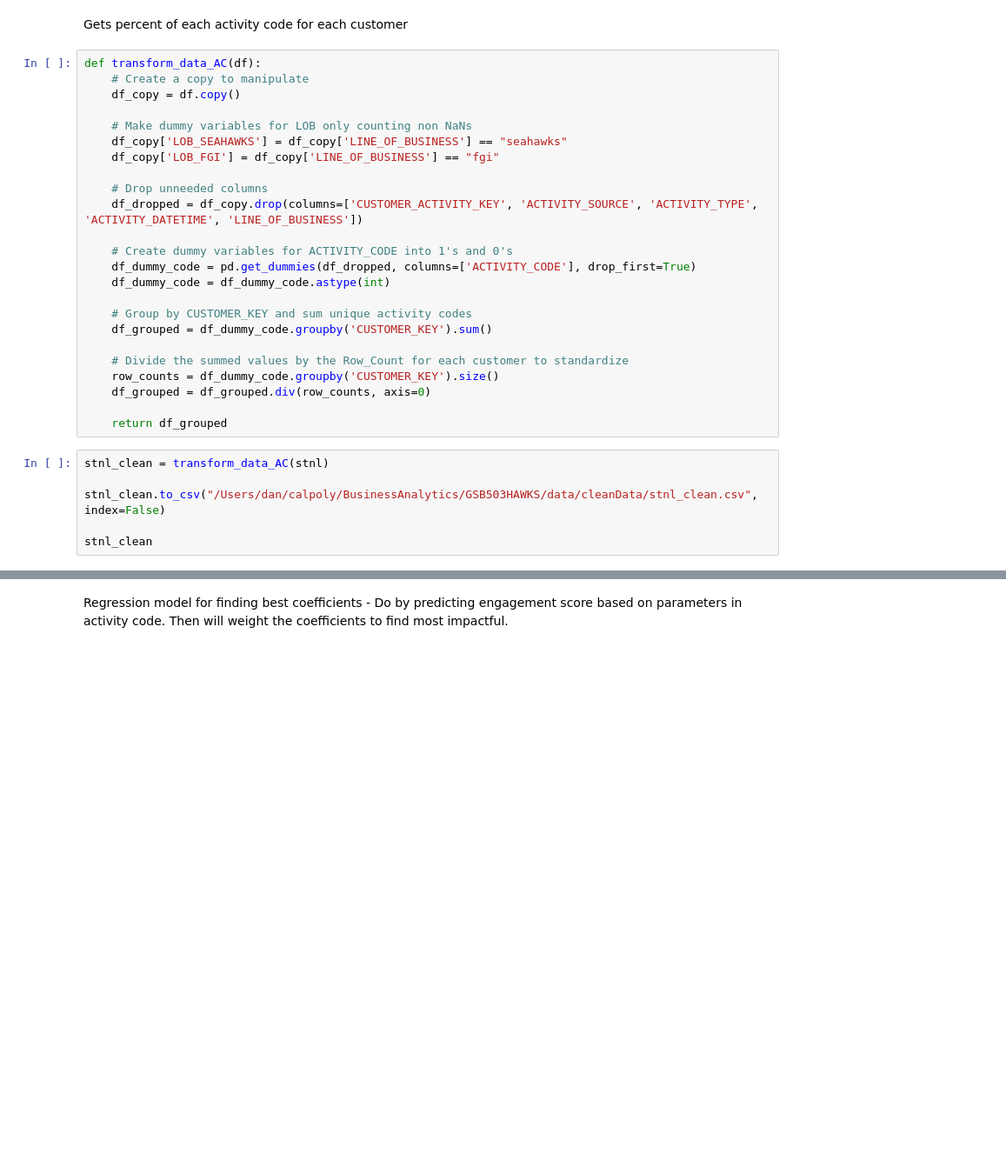
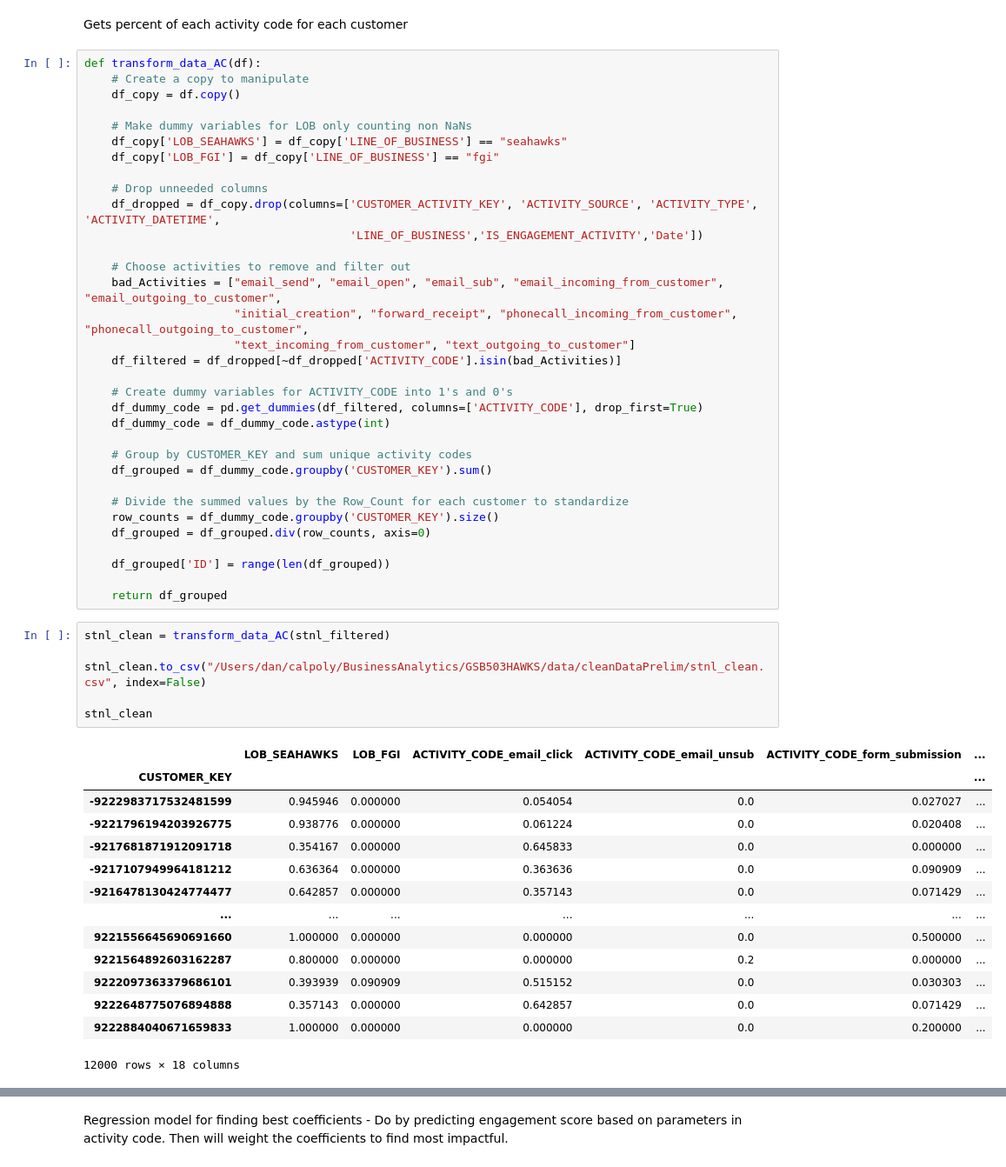
Before and after one commit to ddchamber/Seahawks, a Jupyter notebook: Data_Overview.ipynb, the cells around one changed output, grey strips where cells are left out. Shown at 87% size. Drawn from its saved outputs; the diff is of its cells as text; blank space fills up the shorter version.

Commit message:
new clean

```diff
--- a/Data_Overview.ipynb
+++ b/Data_Overview.ipynb
@@ -616,10 +674,17 @@ def transform_data_AC(df):
     df_copy['LOB_FGI'] = df_copy['LINE_OF_BUSINESS'] == "fgi"
 
     # Drop unneeded columns
-    df_dropped = df_copy.drop(columns=['CUSTOMER_ACTIVITY_KEY', 'ACTIVITY_SOURCE', 'ACTIVITY_TYPE', 'ACTIVITY_DATETIME', 'LINE_OF_BUSINESS'])
+    df_dropped = df_copy.drop(columns=['CUSTOMER_ACTIVITY_KEY', 'ACTIVITY_SOURCE', 'ACTIVITY_TYPE', 'ACTIVITY_DATETIME',
+                                       'LINE_OF_BUSINESS','IS_ENGAGEMENT_ACTIVITY','Date'])
+
+    # Choose activities to remove and filter out
+    bad_Activities = ["email_send", "email_open", "email_sub", "email_incoming_from_customer", "email_outgoing_to_customer",
+                      "initial_creation", "forward_receipt", "phonecall_incoming_from_customer", "phonecall_outgoing_to_customer",
+                      "text_incoming_from_customer", "text_outgoing_to_customer"]
+    df_filtered = df_dropped[~df_dropped['ACTIVITY_CODE'].isin(bad_Activities)]
 
     # Create dummy variables for ACTIVITY_CODE into 1's and 0's
-    df_dummy_code = pd.get_dummies(df_dropped, columns=['ACTIVITY_CODE'], drop_first=True)
+    df_dummy_code = pd.get_dummies(df_filtered, columns=['ACTIVITY_CODE'], drop_first=True)
     df_dummy_code = df_dummy_code.astype(int)
 
     # Group by CUSTOMER_KEY and sum unique activity codes
@@ -629,10 +694,27 @@ def transform_data_AC(df):
     row_counts = df_dummy_code.groupby('CUSTOMER_KEY').size()
     df_grouped = df_grouped.div(row_counts, axis=0)
 
+    df_grouped['ID'] = range(len(df_grouped))
+
     return df_grouped
 # %%
-stnl_clean = transform_data_AC(stnl)
+stnl_clean = transform_data_AC(stnl_filtered)
 
-stnl_clean.to_csv("/Users/dan/calpoly/BusinessAnalytics/GSB503HAWKS/data/cleanData/stnl_clean.csv", index=False)
+stnl_clean.to_csv("/Users/dan/calpoly/BusinessAnalytics/GSB503HAWKS/data/cleanDataPrelim/stnl_clean.csv", index=False)
 
 stnl_clean
+# %% [output]
+|  | LOB_SEAHAWKS | LOB_FGI | ACTIVITY_CODE_email_click | ACTIVITY_CODE_email_unsub | ACTIVITY_CODE_form_submission | ... |
+| CUSTOMER_KEY |  |  |  |  |  | ... |
+| -9222983717532481599 | 0.945946 | 0.000000 | 0.054054 | 0.0 | 0.027027 | ... |
+| -9221796194203926775 | 0.938776 | 0.000000 | 0.061224 | 0.0 | 0.020408 | ... |
+| -9217681871912091718 | 0.354167 | 0.000000 | 0.645833 | 0.0 | 0.000000 | ... |
+| -9217107949964181212 | 0.636364 | 0.000000 | 0.363636 | 0.0 | 0.090909 | ... |
+| -9216478130424774477 | 0.642857 | 0.000000 | 0.357143 | 0.0 | 0.071429 | ... |
+| ... | ... | ... | ... | ... | ... | ... |
+| 9221556645690691660 | 1.000000 | 0.000000 | 0.000000 | 0.0 | 0.500000 | ... |
+| 9221564892603162287 | 0.800000 | 0.000000 | 0.000000 | 0.2 | 0.000000 | ... |
+| 9222097363379686101 | 0.393939 | 0.090909 | 0.515152 | 0.0 | 0.030303 | ... |
+| 9222648775076894888 | 0.357143 | 0.000000 | 0.642857 | 0.0 | 0.071429 | ... |
+| 9222884040671659833 | 1.000000 | 0.000000 | 0.000000 | 0.0 | 0.200000 | ... |
+12000 rows × 18 columns
```
Also changed, not shown: parts of 6 cells of this notebook.
